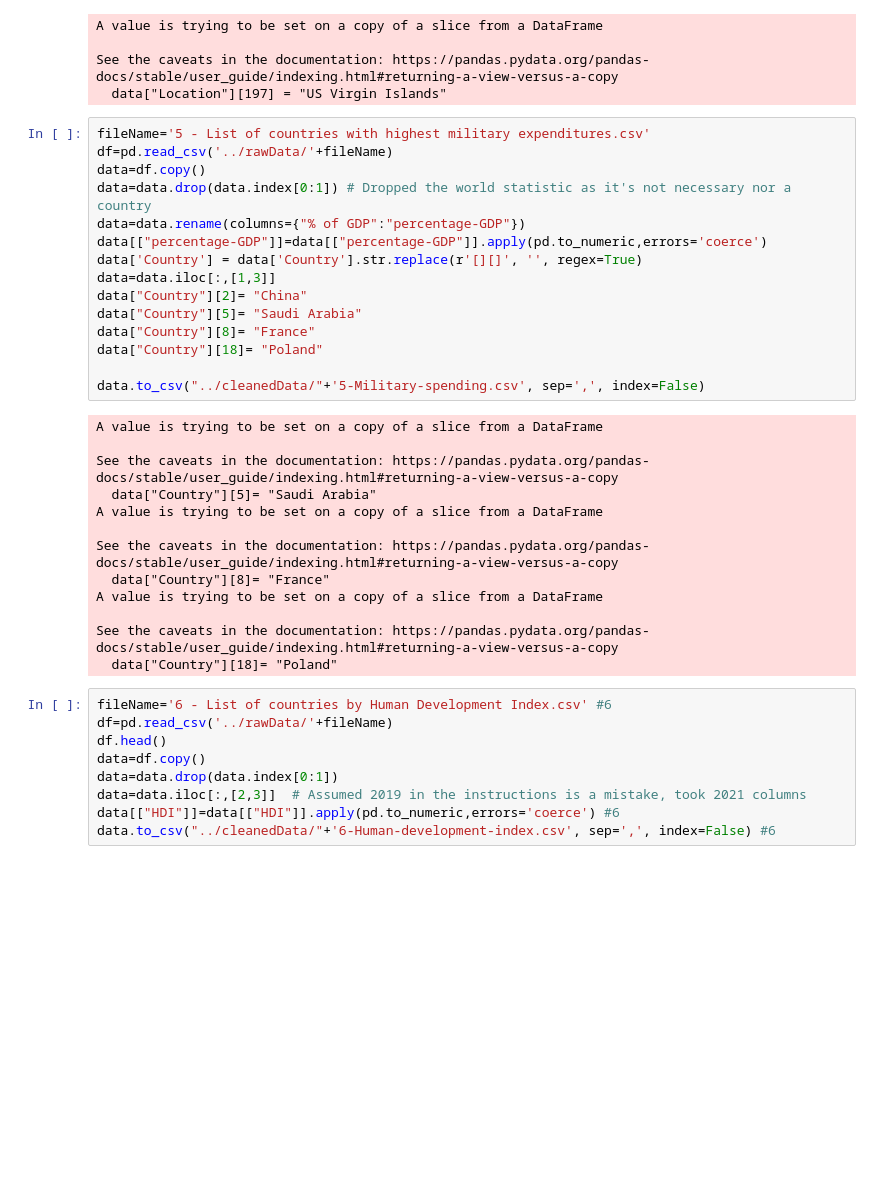
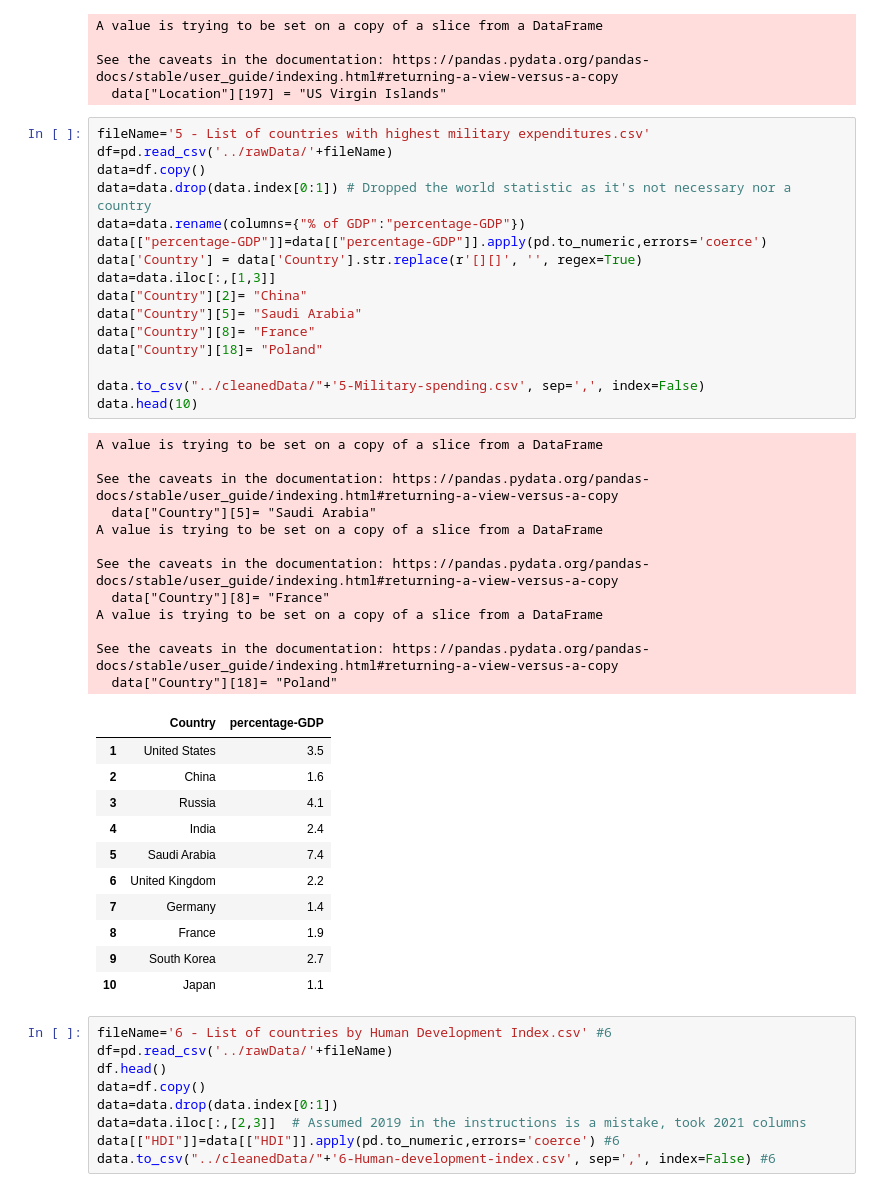
Before and after one commit to lbrassard/IFT3700, a Jupyter notebook: cleanUpScript/dataCleanUp.ipynb, the cells around one changed output. Drawn from its saved outputs; the diff is of its cells as text; blank space fills up the shorter version.

```diff
--- a/cleanUpScript/dataCleanUp.ipynb
+++ b/cleanUpScript/dataCleanUp.ipynb
@@ -68,31 +68,43 @@ See the caveats in the documentation: https://pandas.pydata.org/pandas-docs/stab
 # %%
 fileName='5 - List of countries with highest military expenditures.csv'
 df=pd.read_csv('../rawData/'+fileName)
 data=df.copy()
 data=data.drop(data.index[0:1]) # Dropped the world statistic as it's not necessary nor a country
 data=data.rename(columns={"% of GDP":"percentage-GDP"})
 data[["percentage-GDP"]]=data[["percentage-GDP"]].apply(pd.to_numeric,errors='coerce')
 data['Country'] = data['Country'].str.replace(r'[][]', '', regex=True)
 data=data.iloc[:,[1,3]]
 data["Country"][2]= "China"
 data["Country"][5]= "Saudi Arabia"
 data["Country"][8]= "France"
 data["Country"][18]= "Poland"
 
 data.to_csv("../cleanedData/"+'5-Military-spending.csv', sep=',', index=False)
+data.head(10)
 # %% [output]
 A value is trying to be set on a copy of a slice from a DataFrame
 
 See the caveats in the documentation: https://pandas.pydata.org/pandas-docs/stable/user_guide/indexing.html#returning-a-view-versus-a-copy
   data["Country"][5]= "Saudi Arabia"
 A value is trying to be set on a copy of a slice from a DataFrame
 
 See the caveats in the documentation: https://pandas.pydata.org/pandas-docs/stable/user_guide/indexing.html#returning-a-view-versus-a-copy
   data["Country"][8]= "France"
 A value is trying to be set on a copy of a slice from a DataFrame
 
 See the caveats in the documentation: https://pandas.pydata.org/pandas-docs/stable/user_guide/indexing.html#returning-a-view-versus-a-copy
   data["Country"][18]= "Poland"
+|  | Country | percentage-GDP |
+| 1 | United States | 3.5 |
+| 2 | China | 1.6 |
+| 3 | Russia | 4.1 |
+| 4 | India | 2.4 |
+| 5 | Saudi Arabia | 7.4 |
+| 6 | United Kingdom | 2.2 |
+| 7 | Germany | 1.4 |
+| 8 | France | 1.9 |
+| 9 | South Korea | 2.7 |
+| 10 | Japan | 1.1 |
 # %%
 fileName='6 - List of countries by Human Development Index.csv' #6
 df=pd.read_csv('../rawData/'+fileName)
```
Also changed, not shown: parts of 35 cells of this notebook, 1 other file.
